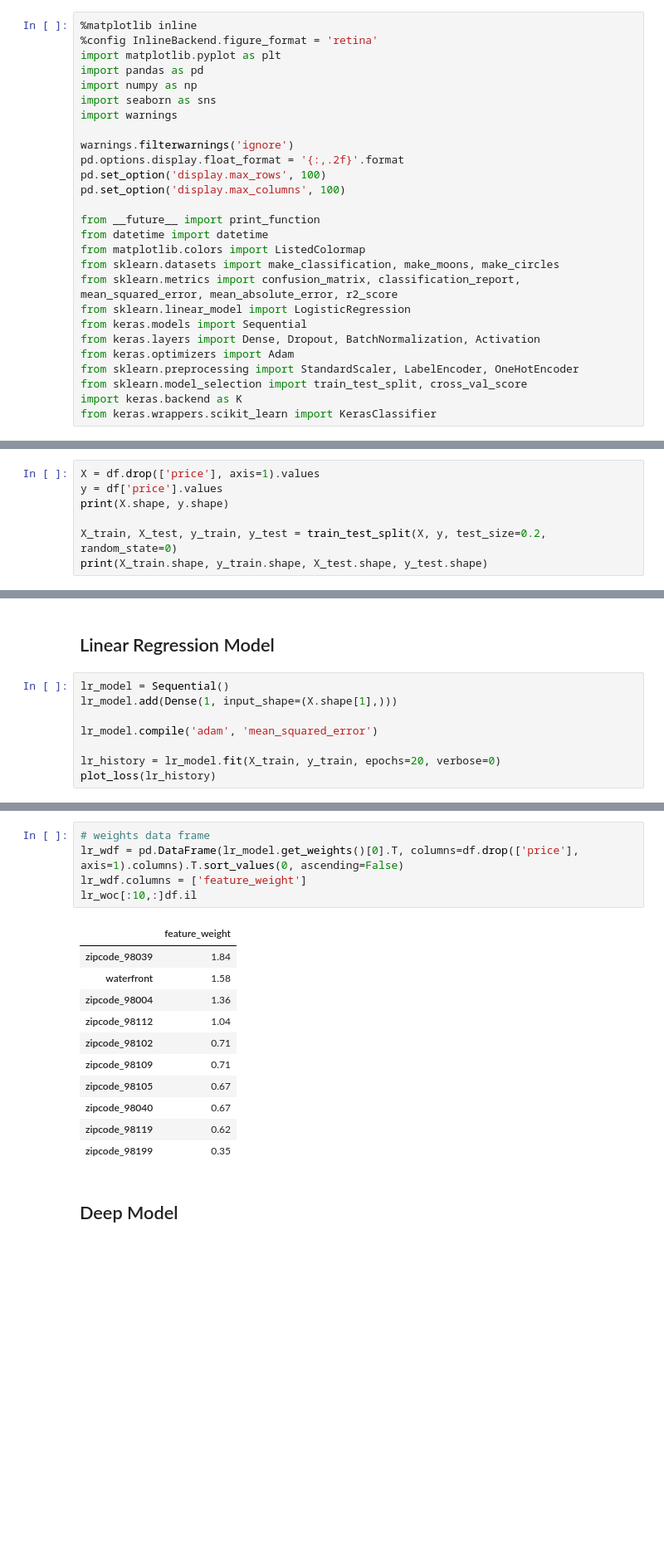
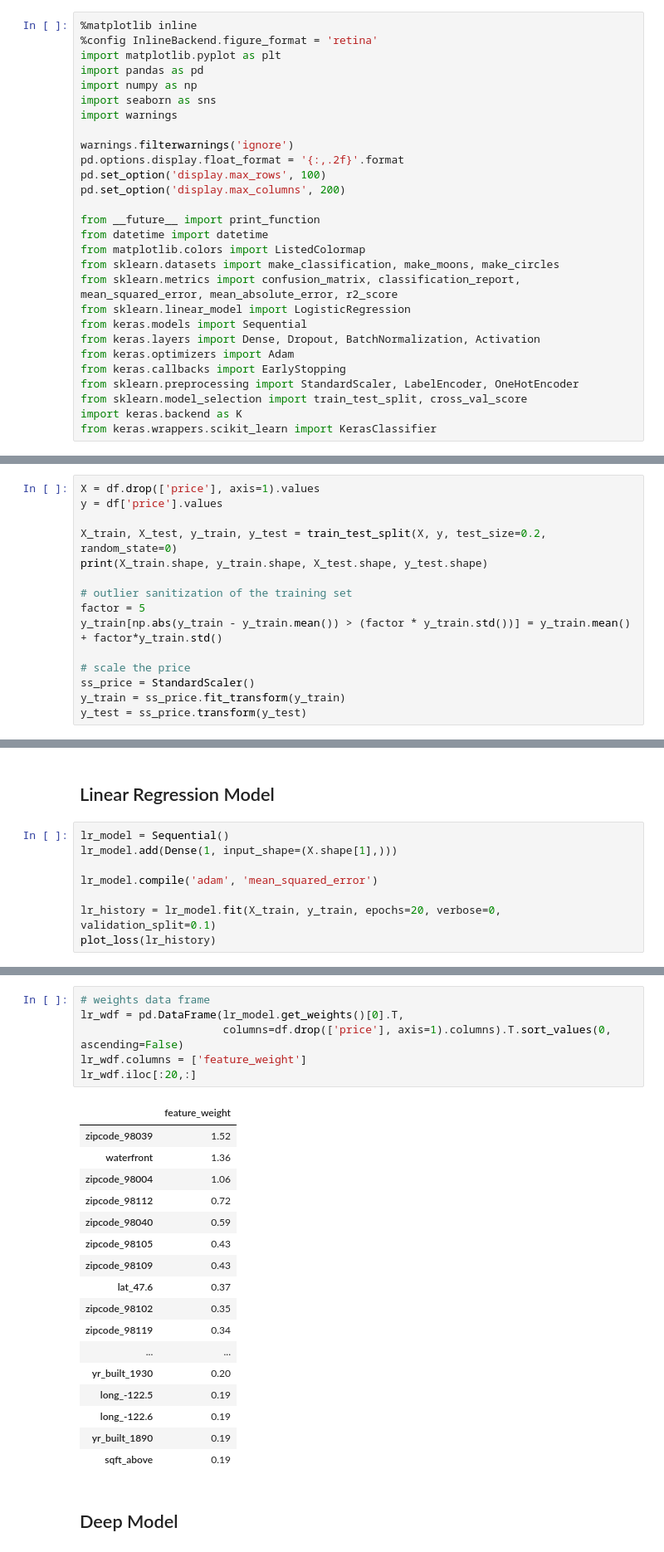
Before and after one commit to ardendertat/Applied-Deep-Learning-with-Keras, a Jupyter notebook: notebooks/Artificial Neural Networks.ipynb, the cells around one changed output, grey strips where cells are left out. Shown at 83% size. Drawn from its saved outputs; the diff is of its cells as text; blank space fills up the shorter version.

```diff
--- a/notebooks/Artificial Neural Networks.ipynb
+++ b/notebooks/Artificial Neural Networks.ipynb
@@ -13,7 +13,7 @@ import warnings
 warnings.filterwarnings('ignore')
 pd.options.display.float_format = '{:,.2f}'.format
 pd.set_option('display.max_rows', 100)
-pd.set_option('display.max_columns', 100)
+pd.set_option('display.max_columns', 200)
 
 from __future__ import print_function
 from datetime import datetime
@@ -24,6 +24,7 @@ from sklearn.linear_model import LogisticRegression
 from keras.models import Sequential
 from keras.layers import Dense, Dropout, BatchNormalization, Activation
 from keras.optimizers import Adam
+from keras.callbacks import EarlyStopping
 from sklearn.preprocessing import StandardScaler, LabelEncoder, OneHotEncoder
 from sklearn.model_selection import train_test_split, cross_val_score
 import keras.backend as K
@@ -852,8 +831,16 @@ sns.heatmap(tempdf, annot=True, vmin=-1, vmax=1)
 # %%
 X = df.drop(['price'], axis=1).values
 y = df['price'].values
-print(X.shape, y.shape)
 
 X_train, X_test, y_train, y_test = train_test_split(X, y, test_size=0.2, random_state=0)
 print(X_train.shape, y_train.shape, X_test.shape, y_test.shape)
+
+# outlier sanitization of the training set
+factor = 5
+y_train[np.abs(y_train - y_train.mean()) > (factor * y_train.std())] = y_train.mean() + factor*y_train.std()
+
+# scale the price
+ss_price = StandardScaler()
+y_train = ss_price.fit_transform(y_train)
+y_test = ss_price.transform(y_test)
 # %% [output]
@@ -879,7 +853,7 @@ lr_model.add(Dense(1, input_shape=(X.shape[1],)))
 
 lr_model.compile('adam', 'mean_squared_error')
 
-lr_history = lr_model.fit(X_train, y_train, epochs=20, verbose=0)
+lr_history = lr_model.fit(X_train, y_train, epochs=20, verbose=0, validation_split=0.1)
 plot_loss(lr_history)
 # %% [output]
 <matplotlib.figure.Figure at 0x...>
@@ -891,20 +865,27 @@ lr_model.evaluate(X_test, y_test, verbose=0)
 # %%
 # weights data frame
-lr_wdf = pd.DataFrame(lr_model.get_weights()[0].T, columns=df.drop(['price'], axis=1).columns).T.sort_values(0, ascending=False)
+lr_wdf = pd.DataFrame(lr_model.get_weights()[0].T,
+                      columns=df.drop(['price'], axis=1).columns).T.sort_values(0, ascending=False)
 lr_wdf.columns = ['feature_weight']
-lr_woc[:10,:]df.il
+lr_wdf.iloc[:20,:]
 # %% [output]
 |  | feature_weight |
-| zipcode_98039 | 1.84 |
-| waterfront | 1.58 |
-| zipcode_98004 | 1.36 |
-| zipcode_98112 | 1.04 |
-| zipcode_98102 | 0.71 |
-| zipcode_98109 | 0.71 |
-| zipcode_98105 | 0.67 |
-| zipcode_98040 | 0.67 |
-| zipcode_98119 | 0.62 |
-| zipcode_98199 | 0.35 |
+| zipcode_98039 | 1.52 |
+| waterfront | 1.36 |
+| zipcode_98004 | 1.06 |
+| zipcode_98112 | 0.72 |
+| zipcode_98040 | 0.59 |
+| zipcode_98105 | 0.43 |
+| zipcode_98109 | 0.43 |
+| lat_47.6 | 0.37 |
+| zipcode_98102 | 0.35 |
+| zipcode_98119 | 0.34 |
+| ... | ... |
+| yr_built_1930 | 0.20 |
+| long_-122.5 | 0.19 |
+| long_-122.6 | 0.19 |
+| yr_built_1890 | 0.19 |
+| sqft_above | 0.19 |
 # %% [markdown]
 ## Deep Model
 # %% [markdown]
```
Also changed, not shown: parts of 14 cells of this notebook.
